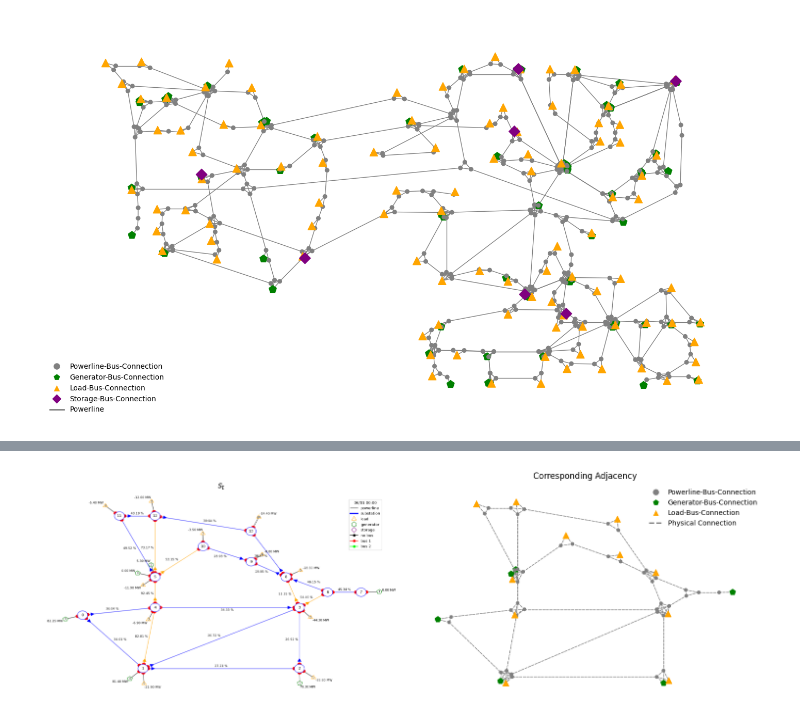
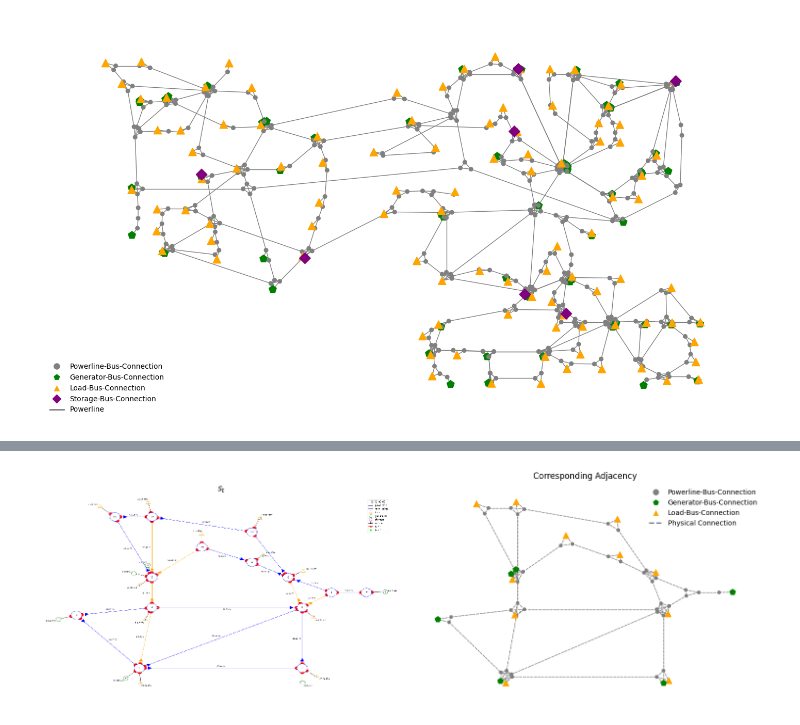
Before and after one commit to HansDampf37/NRI-for-explainable-RL-in-Power-Grids, a Jupyter notebook: src/visualization/observation_space.ipynb, the cells around one changed output, grey strips where cells are left out. Cells and saved outputs as stored; diff of their text form; code cells hidden in the pictures.

```diff
--- a/src/visualization/observation_space.ipynb
+++ b/src/visualization/observation_space.ipynb
@@ -198,6 +198,10 @@ obs = env.reset()
 
 # --- Left: Grid2Op renderer, captured as an RGB array ---
 env.attach_renderer()
-rgb = env.render("silent", )
-print(rgb)
+renderer = env._viewer
+
+# increase resolution
+renderer.width = 1980
+renderer.height = 1080
+rgb = env.render("silent")
 # %% [output]
@@ -222,23 +209,24 @@ print(rgb)
 # %%
 fig, axs = plt.subplots(1, 2, figsize=(15, 5))
 
-# --- Right: Your graph-based visualization of the SAME obs ---
+# --- Right: graph-based visualization of the SAME obs ---
 obs_space = BusConnectivityGraphObsSpace(env.observation_space)
 gym_obs = obs_space.to_gym(obs)
 edge_index = gym_obs[EDGE_INDEX]
 
 plotting_args = PlottingArgs(
     num_nodes=obs_space.num_nodes,
     powerline_edge_index=edge_index,
     node_styles=get_node_styles(env, obs_space.__class__),
 )
-axs[0].imshow(rgb)
+axs[0].imshow(rgb, interpolation="nearest")
 axs[0].set_title(r"$s_t$")
 axs[0].axis("off")
 visualize_graph(plotting_args, ax=axs[1])
 axs[1].set_title("Corresponding Adjacency")
 
 plt.tight_layout()
 plt.show()
+fig.savefig("graph_obs_space.svg" )
 # %% [output]
-[figure, old version]
+[figure, new version]
```
Also changed, not shown: parts of 1 cell of this notebook, 6 other files.
